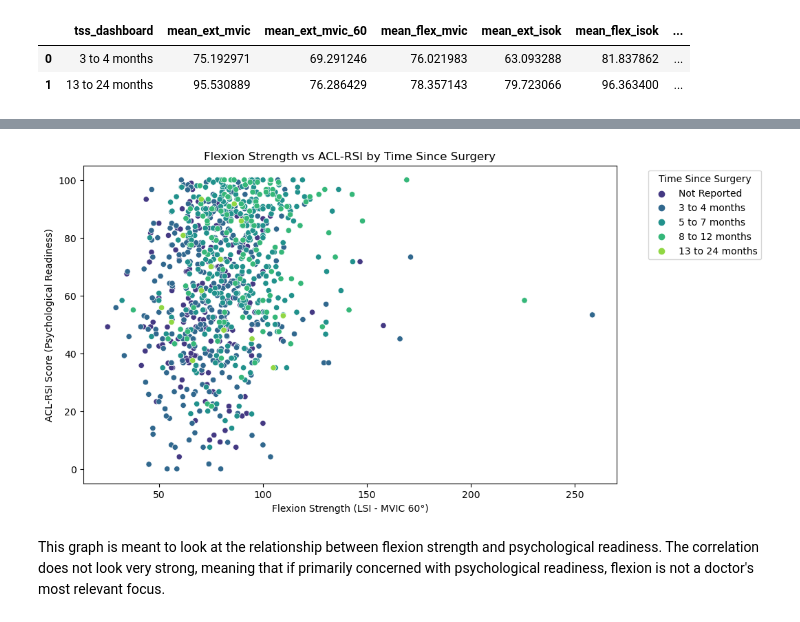
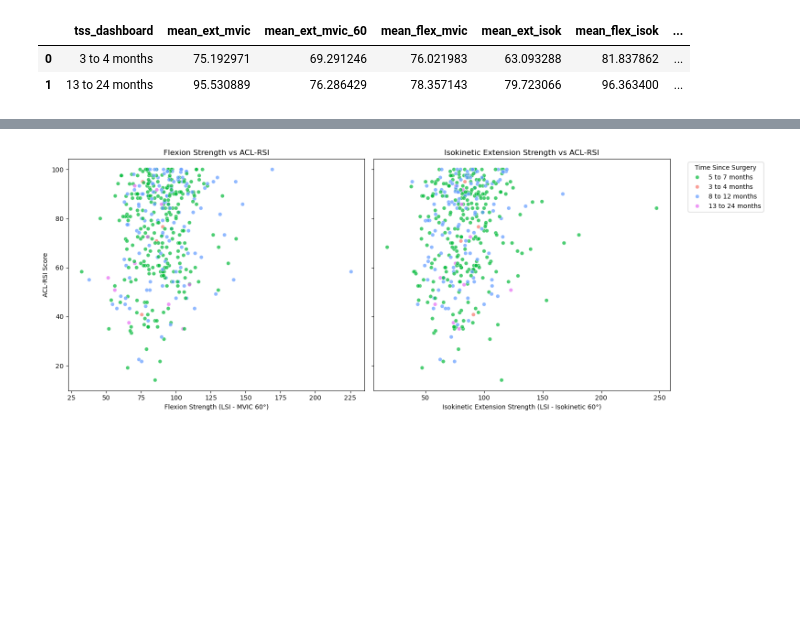
Before and after one commit to yxb8mh/finalproj, a Jupyter notebook: Initial_graphs.ipynb, the cells around one changed output, grey strips where cells are left out. Cells and saved outputs as stored; diff of their text form; code cells hidden in the pictures; blank space fills up the shorter version.

```diff
--- a/Initial_graphs.ipynb
+++ b/Initial_graphs.ipynb
@@ -152,15 +149,59 @@ This graph is meant to expose how flexion, both at the beginning and far into re
-# %%
-df_plot = aclr[['tss_dashboard', 'lsi_flex_mvic_60', 'acl_rsi']].dropna()
-
-#make a scatterplot to explore the relationship
-plt.figure(figsize=(10, 6))
-sns.scatterplot(data=df_plot, x='lsi_flex_mvic_60', y='acl_rsi', hue='tss_dashboard', palette='viridis')
-plt.title("Flexion Strength vs ACL-RSI by Time Since Surgery")
-plt.xlabel("Flexion Strength (LSI - MVIC 60°)")
-plt.ylabel("ACL-RSI Score (Psychological Readiness)")
-plt.legend(title="Time Since Surgery", bbox_to_anchor=(1.05, 1), loc='upper left')
-plt.show()
-# %% [output]
-[figure, removed]
-# %% [markdown]
-This graph is meant to look at the relationship between flexion strength and psychological readiness. The correlation does not look very strong, meaning that if primarily concerned with psychological readiness, flexion is not a doctor's most relevant focus.
+# %%
+import seaborn as sns
+import matplotlib.pyplot as plt
+
+# Filter and clean the data
+df_clean = aclr[['tss_dashboard', 'lsi_flex_mvic_60', 'lsi_ext_isok_60', 'acl_rsi']].dropna()
+df_clean = df_clean[df_clean['tss_dashboard'] != 'Not Reported']
+
+# Define a consistent order and color palette
+hue_order = ['3 to 4 months', '5 to 7 months', '8 to 12 months', '13 to 24 months']
+palette = {
+    '3 to 4 months': '#F8766D',
+    '5 to 7 months': '#00BA38',
+    '8 to 12 months': '#619CFF',
+    '13 to 24 months': '#E76BF3'
+}
+
+# Set up subplots
+fig, axes = plt.subplots(1, 2, figsize=(16, 6), sharey=True)
+
+# Flexion Strength Plot
+sns.scatterplot(
+    data=df_clean,
+    x='lsi_flex_mvic_60',
+    y='acl_rsi',
+    hue='tss_dashboard',
+    palette=palette,
+    alpha=0.7,
+    edgecolor='w',
+    linewidth=0.5,
+    ax=axes[0]
+)
+axes[0].set_title("Flexion Strength vs ACL-RSI")
+axes[0].set_xlabel("Flexion Strength (LSI - MVIC 60°)")
+axes[0].set_ylabel("ACL-RSI Score")
+
+# Extension Strength Plot
+sns.scatterplot(
+    data=df_clean,
+    x='lsi_ext_isok_60',
+    y='acl_rsi',
+    hue='tss_dashboard',
+    palette=palette,
+    alpha=0.7,
+    edgecolor='w',
+    linewidth=0.5,
+    ax=axes[1]
+)
+axes[1].set_title("Isokinetic Extension Strength vs ACL-RSI")
+axes[1].set_xlabel("Isokinetic Extension Strength (LSI - Isokinetic 60°)")
+axes[1].set_ylabel("")
+
+# Adjust layout and legend
+axes[1].legend(title="Time Since Surgery", bbox_to_anchor=(1.05, 1), loc='upper left')
+axes[0].legend_.remove()  # remove the left legend to avoid duplication
+plt.tight_layout()
+plt.show()
+# %% [output]
+[figure, added]
```
Also changed, not shown: parts of 4 cells of this notebook.
